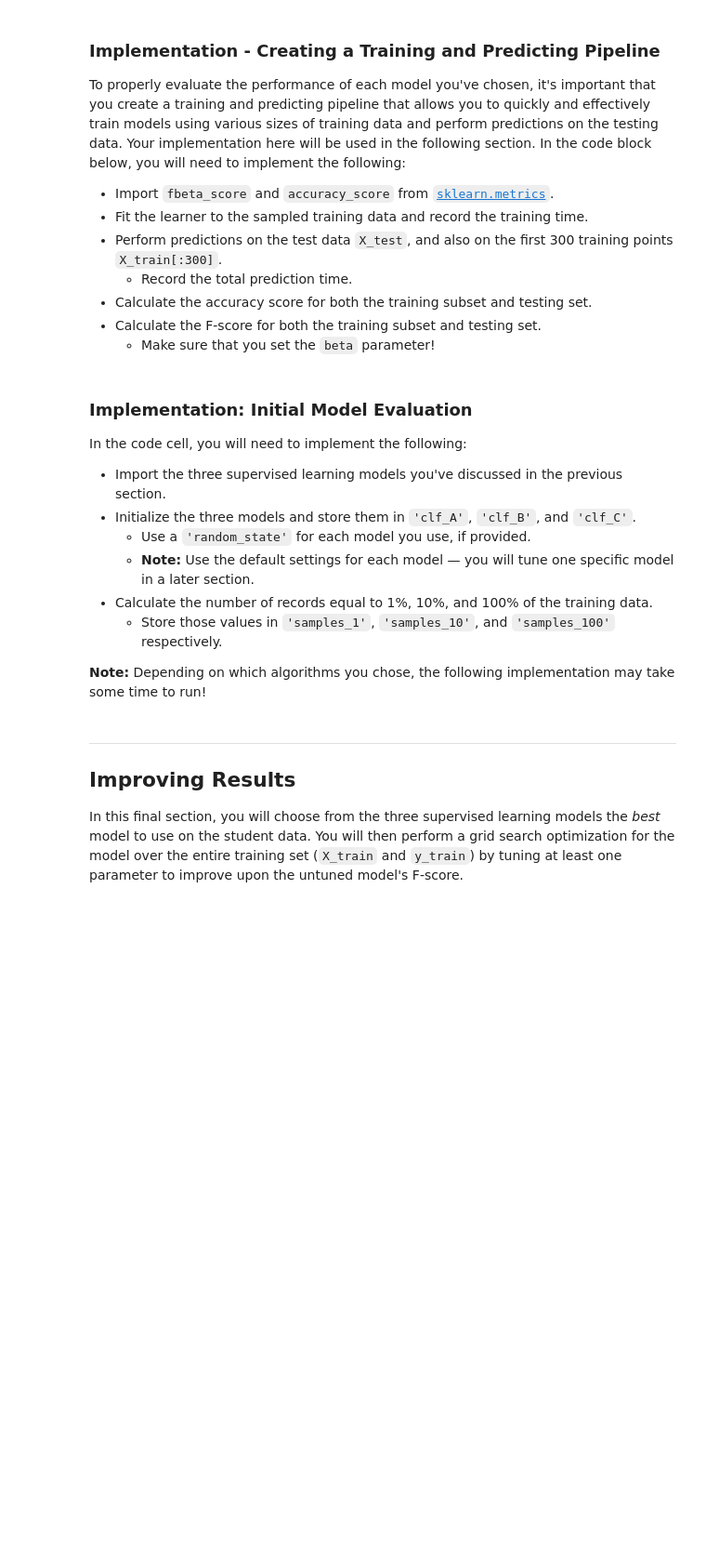
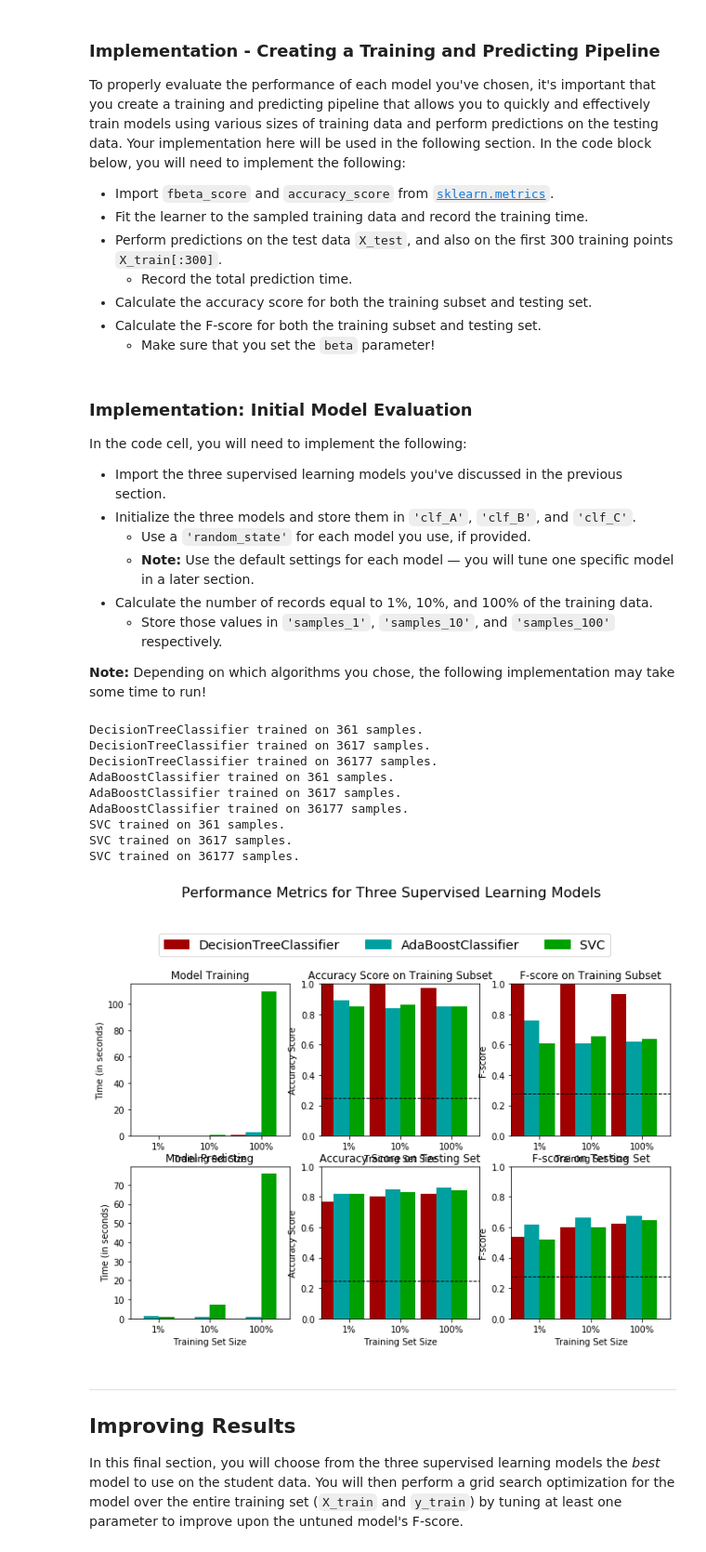
Before and after one commit to ketan1741/Machine-Learning-with-PyTorch-Udacity, a Jupyter notebook: Project_1/finding_donors.ipynb, the cells around one changed output. Shown: that part at 93% size. Saved outputs shown, nothing was run; the diff lists cells and outputs as text; code cells hidden in the pictures; blank space fills up the shorter version.

Commit message:
model trained.

```diff
--- a/Project_1/finding_donors.ipynb
+++ b/Project_1/finding_donors.ipynb
@@ -439,7 +439,7 @@ In the code block below, you will need to implement the following:
    - Make sure that you set the `beta` parameter!
 # %%
 # TODO: Import two metrics from sklearn - fbeta_score and accuracy_score
-
+from sklearn.metrics import fbeta_score, accuracy_score
 def train_predict(learner, sample_size, X_train, y_train, X_test, y_test):
     '''
     inputs:
@@ -455,7 +455,7 @@ def train_predict(learner, sample_size, X_train, y_train, X_test, y_test):
 
     # TODO: Fit the learner to the training data using slicing with 'sample_size' using .fit(training_features[:], training_labels[:])
     start = time() # Get start time
-    learner = learner.fit(X_train, y_train)
+    learner.fit(X= X_train[:sample_size], y=y_train[:sample_size])
     end = time() # Get end time
 
     # TODO: Calculate the training time
@@ -464,24 +464,24 @@ def train_predict(learner, sample_size, X_train, y_train, X_test, y_test):
     # TODO: Get the predictions on the test set(X_test),
     #       then get predictions on the first 300 training samples(X_train) using .predict()
     start = time() # Get start time
-    predictions_test = learner.predict()
-    predictions_train = None
+    predictions_test = learner.predict(X_test)
+    predictions_train = learner.predict(X_train)
     end = time() # Get end time
 
     # TODO: Calculate the total prediction time
-    results['pred_time'] = None
+    results['pred_time'] = end-start
 
     # TODO: Compute accuracy on the first 300 training samples which is y_train[:300]
-    results['acc_train'] = None
+    results['acc_train'] = accuracy_score(predictions_train[:300], y_train[:300])
 
     # TODO: Compute accuracy on test set using accuracy_score()
-    results['acc_test'] = None
+    results['acc_test'] = accuracy_score(predictions_test, y_test)
 
     # TODO: Compute F-score on the the first 300 training samples using fbeta_score()
-    results['f_train'] = None
+    results['f_train'] = fbeta_score(predictions_train[:300], y_train[:300], beta=1)
 
     # TODO: Compute F-score on the test set which is y_test
-    results['f_test'] = None
+    results['f_test'] = fbeta_score(predictions_test, y_test, beta=1)
 
     # Success
     print("{} trained on {} samples.".format(learner.__class__.__name__, sample_size))
@@ -501,31 +501,43 @@ In the code cell, you will need to implement the following:
 **Note:** Depending on which algorithms you chose, the following implementation may take some time to run!
 # %%
 # TODO: Import the three supervised learning models from sklearn
-
+from sklearn.tree import DecisionTreeClassifier
+from sklearn.ensemble import AdaBoostClassifier
+from sklearn import svm
 # TODO: Initialize the three models
-clf_A = None
-clf_B = None
-clf_C = None
+clf_A = DecisionTreeClassifier()
+clf_B = AdaBoostClassifier()
+clf_C = svm.SVC()
 
 # TODO: Calculate the number of samples for 1%, 10%, and 100% of the training data
 # HINT: samples_100 is the entire training set i.e. len(y_train)
 # HINT: samples_10 is 10% of samples_100 (ensure to set the count of the values to be `int` and not `float`)
 # HINT: samples_1 is 1% of samples_100 (ensure to set the count of the values to be `int` and not `float`)
-samples_100 = None
-samples_10 = None
-samples_1 = None
+samples_100 = len(y_train)
+samples_10 = int(samples_100/10)
+samples_1 = int(samples_100/100)
 
 # Collect results on the learners
 results = {}
 for clf in [clf_A, clf_B, clf_C]:
     clf_name = clf.__class__.__name__
     results[clf_name] = {}
     for i, samples in enumerate([samples_1, samples_10, samples_100]):
-        results[clf_name][i] = \
-        train_predict(clf, samples, X_train, y_train, X_test, y_test)
+        results[clf_name][i] = train_predict(clf, samples, X_train, y_train, X_test, y_test)
 
 # Run metrics visualization for the three supervised learning models chosen
 vs.evaluate(results, accuracy, fscore)
+# %% [output]
+DecisionTreeClassifier trained on 361 samples.
+DecisionTreeClassifier trained on 3617 samples.
+DecisionTreeClassifier trained on 36177 samples.
+AdaBoostClassifier trained on 361 samples.
+AdaBoostClassifier trained on 3617 samples.
+AdaBoostClassifier trained on 36177 samples.
+SVC trained on 361 samples.
+SVC trained on 3617 samples.
+SVC trained on 36177 samples.
+[figure, added]
 # %% [markdown]
 ----
 ## Improving Results
```
Also changed, not shown: parts of 8 cells of this notebook.
